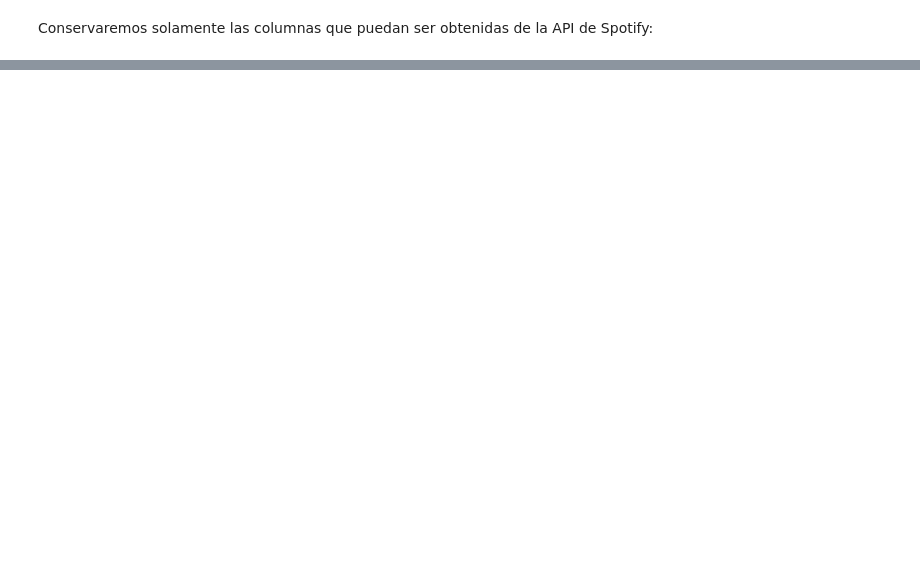
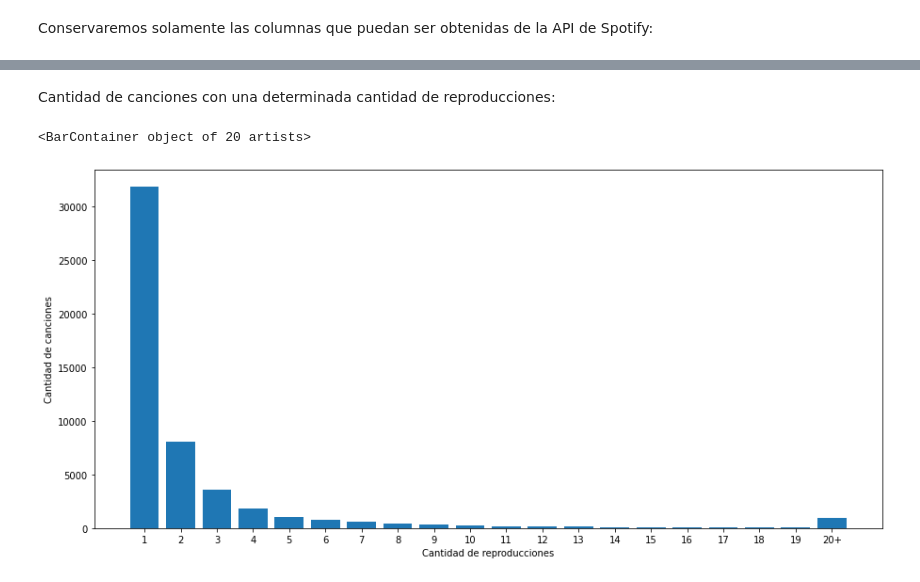
Before and after one commit to sebac820/recsys-grupo-15, a Jupyter notebook: proyecto.ipynb, the cells around one changed output, grey strips where cells are left out. Saved outputs shown, nothing was run; the diff lists cells and outputs as text; code cells hidden in the pictures; blank space fills up the shorter version.

```diff
--- a/proyecto.ipynb
+++ b/proyecto.ipynb
@@ -64,0 +84,19 @@ plt.hist(x=sessions.groupby('session_id').count()['cuenta'])
+# %% [markdown]
+Cantidad de canciones con una determinada cantidad de reproducciones:
+# %%
+cantidades = sessions
+cantidades.loc[:, 'cuenta_1'] = 1
+cantidades.loc[:, 'cuenta_2'] = 1
+cantidades = cantidades.groupby('track_id_clean').count().groupby('cuenta_1').count()[['cuenta_2']]
+N = 20
+N_o_mas = cantidades.loc[N:, :].sum().values[0]
+cantidades = cantidades.loc[:N-1, :]
+cantidades.loc[f'{N}+', 'cuenta_2'] = N_o_mas
+cantidades = cantidades['cuenta_2']
+plt.figure(figsize=(15, 7))
+plt.xlabel('Cantidad de reproducciones')
+plt.ylabel('Cantidad de canciones')
+plt.bar(x=np.arange(len(cantidades)), height=cantidades, tick_label=cantidades.index)
+# %% [output]
+<BarContainer object of 20 artists>
+[figure, added]
```
Also changed, not shown: parts of 7 cells of this notebook.
